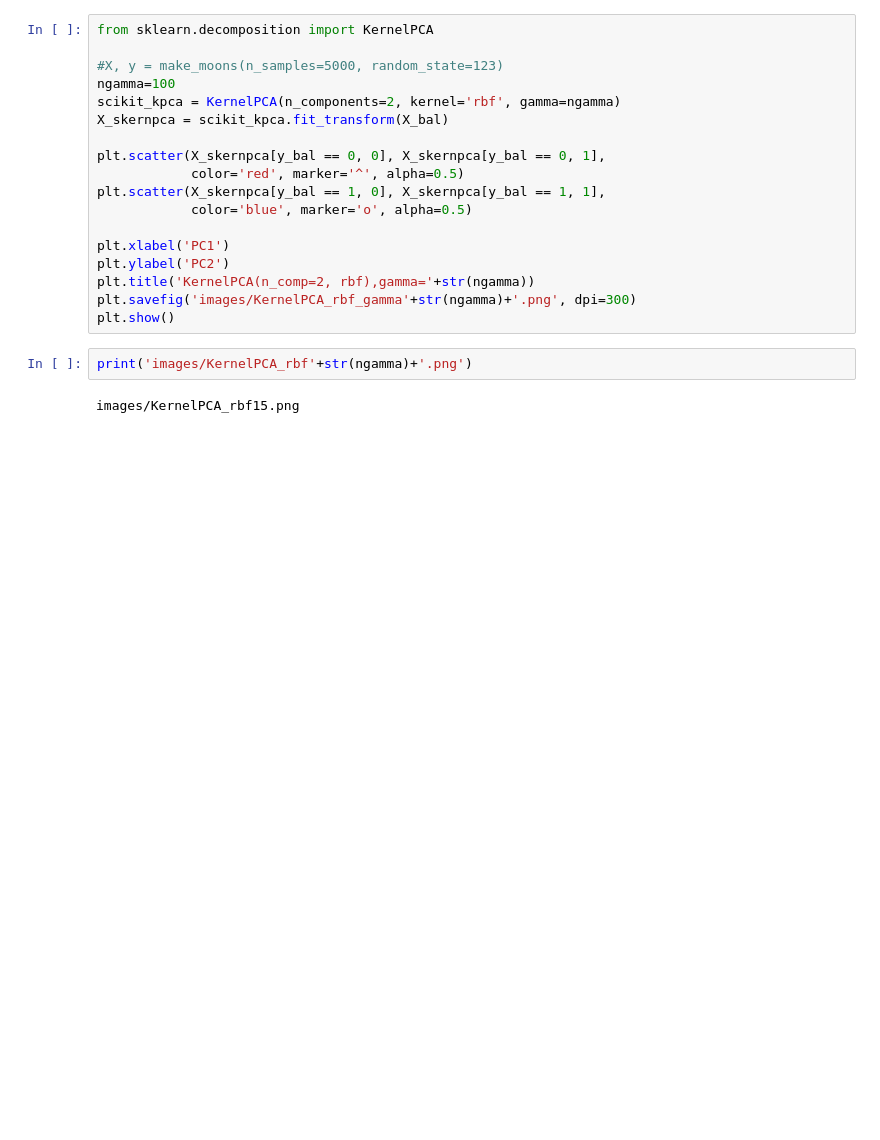
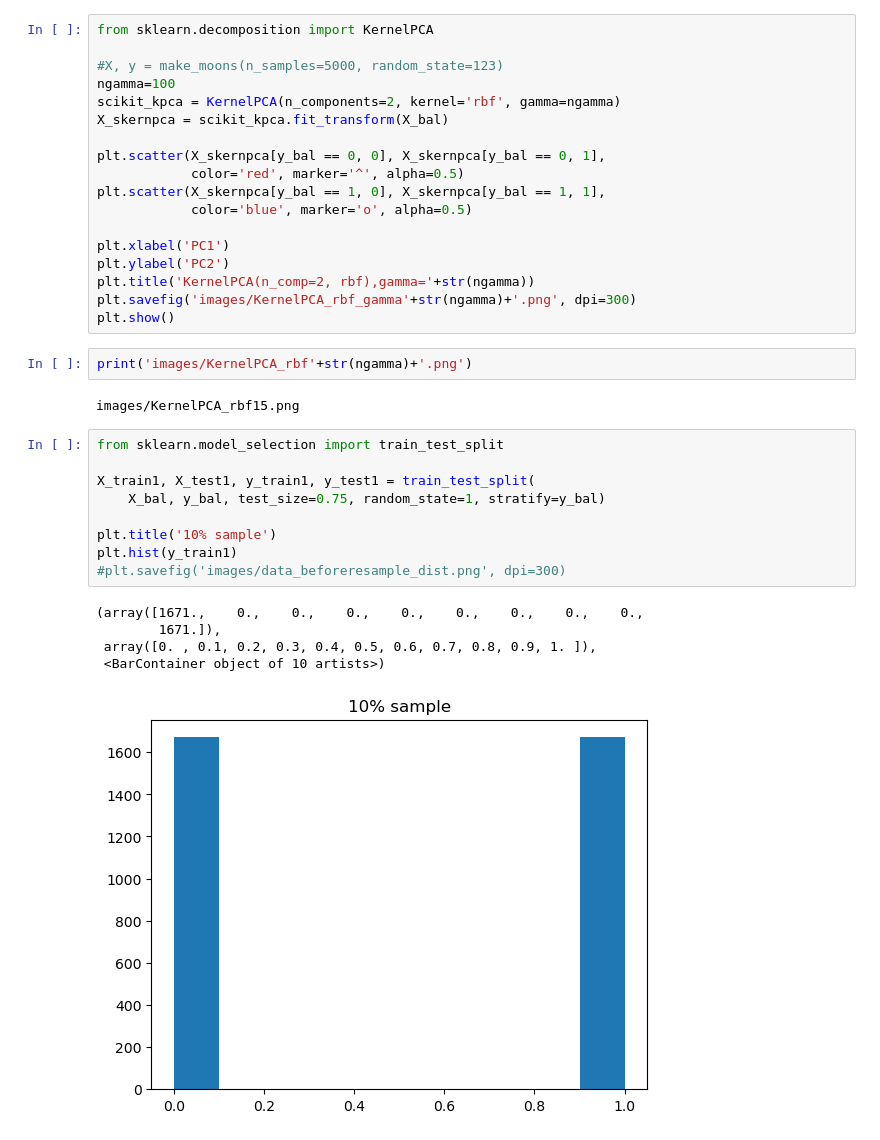
Before and after one commit to martinbandung/Give-Me-Some-Credit, a Jupyter notebook: code/Classifiers2_PCA_draw.ipynb, the cells around one changed output. Cells and saved outputs as stored; diff of their text form; blank space fills up the shorter version.

```diff
--- a/code/Classifiers2_PCA_draw.ipynb
+++ b/code/Classifiers2_PCA_draw.ipynb
@@ -443,3 +490,18 @@ plt.show()
 print('images/KernelPCA_rbf'+str(ngamma)+'.png')
 # %% [output]
 images/KernelPCA_rbf15.png
+# %%
+from sklearn.model_selection import train_test_split
+
+X_train1, X_test1, y_train1, y_test1 = train_test_split(
+    X_bal, y_bal, test_size=0.75, random_state=1, stratify=y_bal)
+
+plt.title('10% sample')
+plt.hist(y_train1)
+#plt.savefig('images/data_beforeresample_dist.png', dpi=300)
+# %% [output]
+(array([1671.,    0.,    0.,    0.,    0.,    0.,    0.,    0.,    0.,
+        1671.]),
+ array([0. , 0.1, 0.2, 0.3, 0.4, 0.5, 0.6, 0.7, 0.8, 0.9, 1. ]),
+ <BarContainer object of 10 artists>)
+[figure, added]
```
Also changed, not shown: parts of 14 cells of this notebook, 2 other files.
